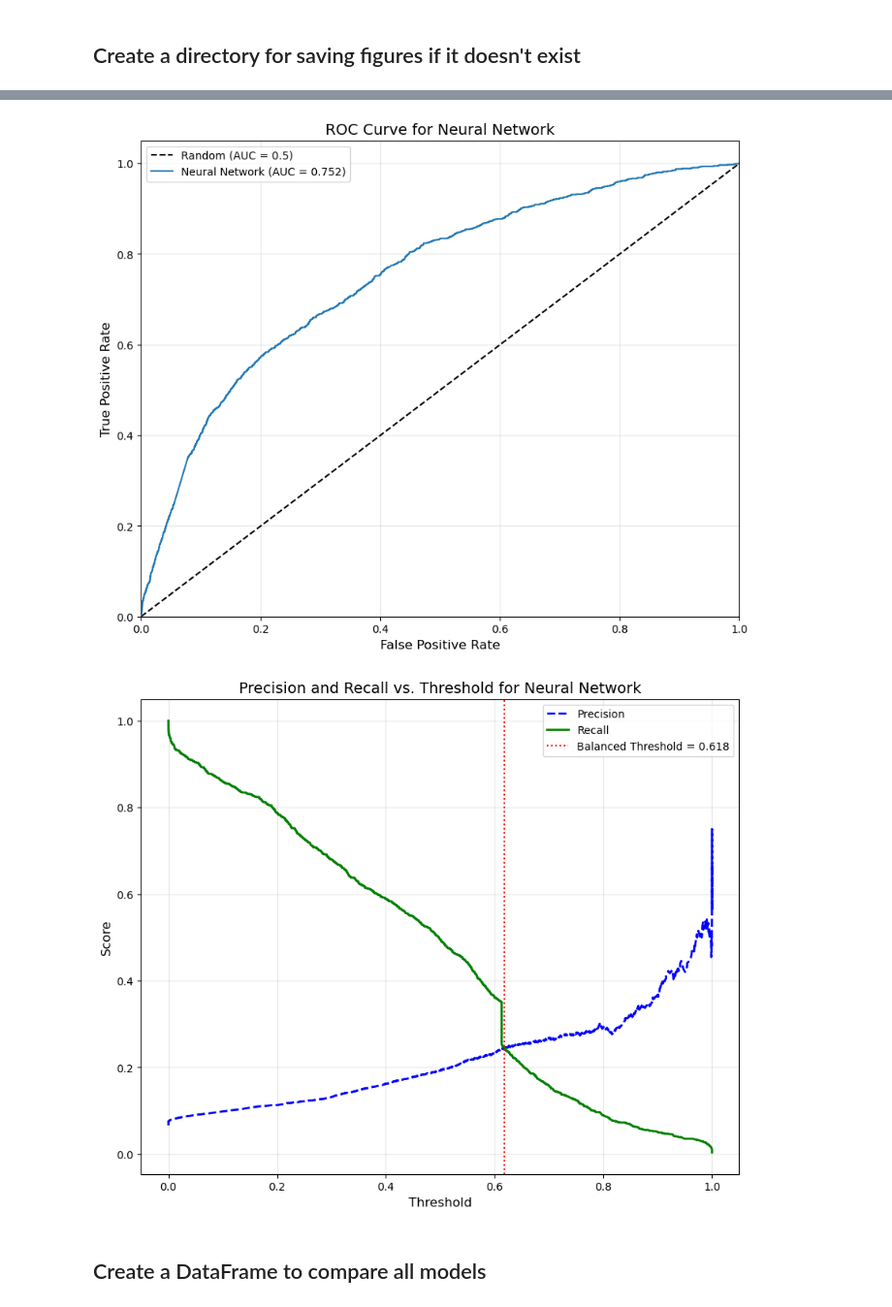
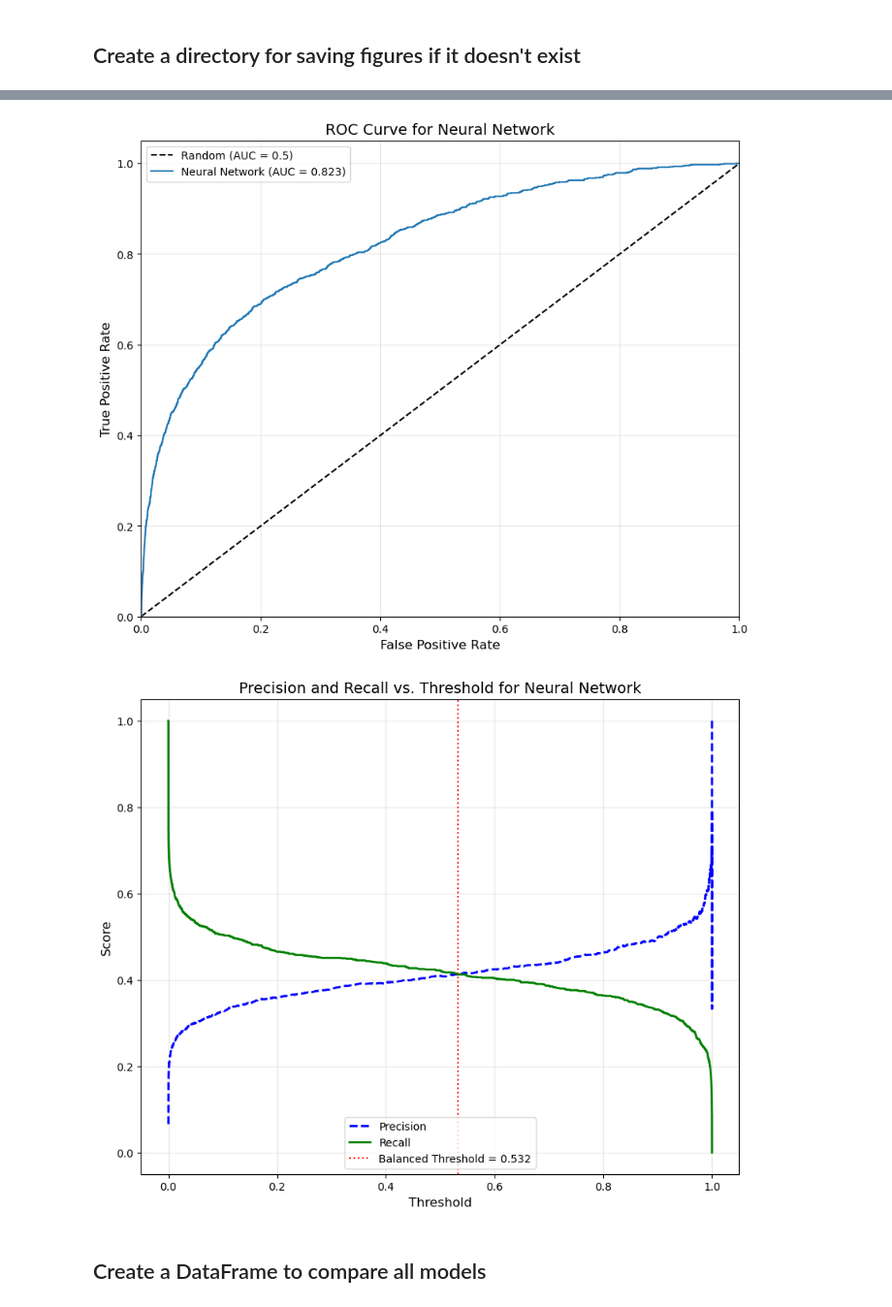
Before and after one commit to yiju-zhao/Company-Bankruptcy-Prediction, a Jupyter notebook: Notebooks/model-developement-explanation.ipynb, the cells around one changed output, grey strips where cells are left out. Shown at 97% size. Cells and saved outputs as stored; diff of their text form; code cells hidden in the pictures.

Commit message:
finalize the model and explaantion

```diff
--- a/Notebooks/model-developement-explanation.ipynb
+++ b/Notebooks/model-developement-explanation.ipynb
@@ -188,31 +187,0 @@ Confusion Matrix:
-# %%
-# Standard Random Forest (as in your original code)
-rf_model = RandomForestClassifier(n_estimators=100, random_state=42, class_weight='balanced')
-rf_model.fit(X_train, y_train)
-print("\n=== Standard Random Forest (balanced class weight) ===")
-rf_pred = uniform_evaluation(rf_model, X_test, y_test)
-
-# Random Forest with custom class weights
-rf_model_custom = RandomForestClassifier(
-    n_estimators=100,
-    random_state=42,
-    class_weight={0:1, 1:15}  # Manually set higher weight for minority class
-)
-rf_model_custom.fit(X_train, y_train)
-print("\n=== Random Forest with Custom Class Weights (0:1, 1:15) ===")
-rf_custom_pred = uniform_evaluation(rf_model_custom, X_test, y_test)
-
-# Random Forest with even more aggressive class weights
-rf_model_aggressive = RandomForestClassifier(
-    n_estimators=100,
-    random_state=42,
-    class_weight={0:1, 1:25}  # Very high weight for minority class
-)
-rf_model_aggressive.fit(X_train, y_train)
-print("\n=== Random Forest with Aggressive Class Weights (0:1, 1:25) ===")
-rf_aggressive_pred = uniform_evaluation(rf_model_aggressive, X_test, y_test)
-
-# Save the models
-joblib.dump(rf_model, os.path.join(model_path, 'random_forest_balanced.pkl'))
-joblib.dump(rf_model_custom, os.path.join(model_path, 'random_forest_custom_weights.pkl'))
-joblib.dump(rf_model_aggressive, os.path.join(model_path, 'random_forest_aggressive_weights.pkl'))
@@ -281,7 +327,10 @@ for sampling_name, (X_res, y_res) in sampling_techniques.items():
     plt.ylabel('True Label')
     plt.title(f'Confusion Matrix: RF with {sampling_name}')
     plt.tight_layout()
-    plt.savefig(f'../results/figures/RF_{sampling_name.replace(" ", "_")}_cm.png', dpi=300, bbox_inches='tight')
+    figures_dir = os.path.join(parent_dir, 'Results', 'figures')
+    # Then save the figure
+    plt.savefig(os.path.join(figures_dir, f'RF_{sampling_name.replace(" ", "_")}_cm.png'),
+            dpi=300, bbox_inches='tight')
     plt.show()
 
 # Create a DataFrame for easy comparison
@@ -295,7 +344,7 @@ sns.barplot(x='Sampling', y='F1 Score', data=combined_results_df.sort_values('F1
 plt.xticks(rotation=45, ha='right')
 plt.title('F1 Scores for Different Sampling Techniques with Random Forest')
 plt.tight_layout()
-plt.savefig('../results/figures/sampling_techniques_comparison.png', dpi=300, bbox_inches='tight')
+plt.savefig(os.path.join(figures_dir, 'sampling_techniques_comparison.png'), dpi=300, bbox_inches='tight')
 plt.show()
 
 # Find the best combination
@@ -391,7 +404,6 @@ X_best, y_best = sampling_techniques[best_sampling]
 xgb_best = XGBClassifier(
     n_estimators=100,
     random_state=42,
-    use_label_encoder=False,
     eval_metric='logloss'
 )
 xgb_best.fit(X_best, y_best)
@@ -712,7 +762,8 @@ def evaluate_model_with_curves(model, X_test, y_test, model_name):
 ## Create a directory for saving figures if it doesn't exist
 # %%
 import os
-os.makedirs('../results/figures', exist_ok=True)
+figures_dir = os.path.join(parent_dir, 'Results', 'figures')
+os.makedirs(figures_dir, exist_ok=True)
 
 # Evaluate all models and collect results
 evaluation_results = []
@@ -726,6 +777,6 @@ xgb_results = evaluate_model_with_curves(xgb_best, X_test, y_test, "XGBoost")
 evaluation_results.append(xgb_results)
 
 # Evaluate Neural Network
-nn_results = evaluate_model_with_curves(nn_best, X_test, y_test, "Neural Network")
+nn_results = evaluate_model_with_curves(nn_complex, X_test_poly_scaled, y_test, "Neural Network")
 evaluation_results.append(nn_results)
 # %% [output]
@@ -739,5 +790,5 @@ evaluation_results.append(nn_results)
-[figure, old version]
+[figure, new version]
-[figure, old version]
+[figure, new version]
 # %% [markdown]
 ## Create a DataFrame to compare all models
 # %%
```
Also changed, not shown: parts of 19 cells of this notebook, 2 other files.
